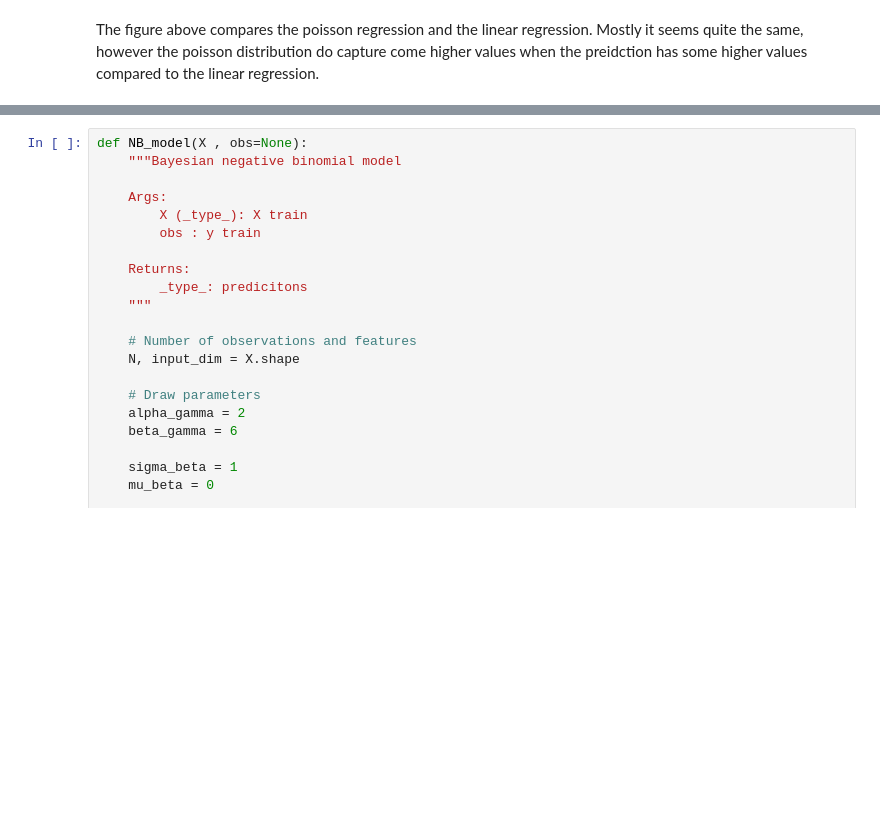
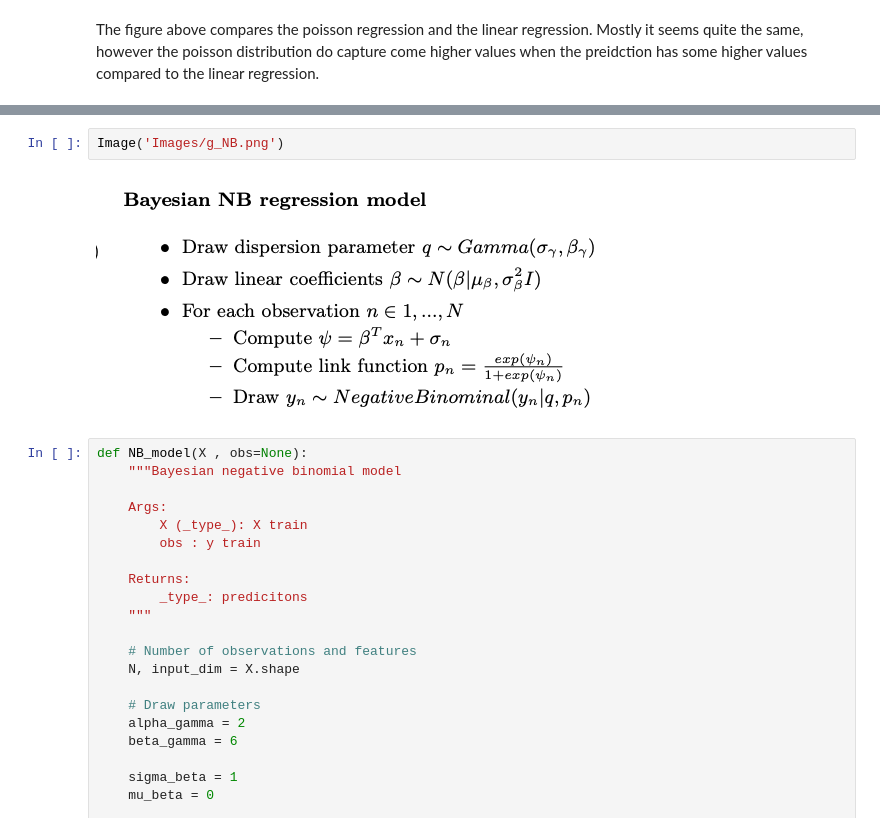
Before and after one commit to KatinkaKlepsch/model_based_ML, a Jupyter notebook: Modelling_notebook_final_version.ipynb, the cells around one changed output, grey strips where cells are left out. Saved outputs shown, nothing was run; the diff lists cells and outputs as text; blank space fills up the shorter version.

```diff
--- a/Modelling_notebook_final_version.ipynb
+++ b/Modelling_notebook_final_version.ipynb
@@ -566,3 +577,7 @@ And the generative process can be seen below
+# %%
+Image('Images/g_NB.png')
+# %% [output]
+[figure, added]
 # %%
 def NB_model(X , obs=None):
     """Bayesian negative binomial model
```
Also changed, not shown: parts of 58 cells of this notebook, 17 other files.
